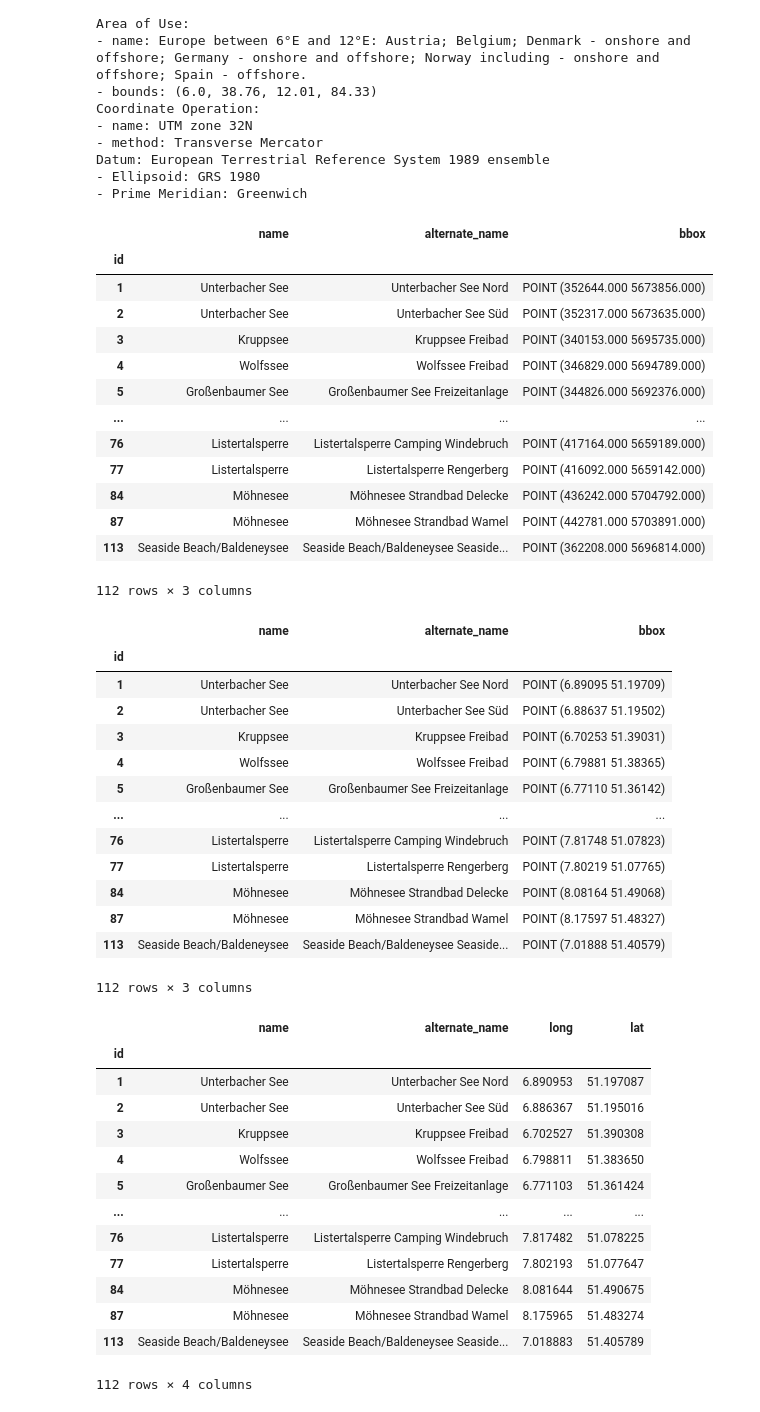
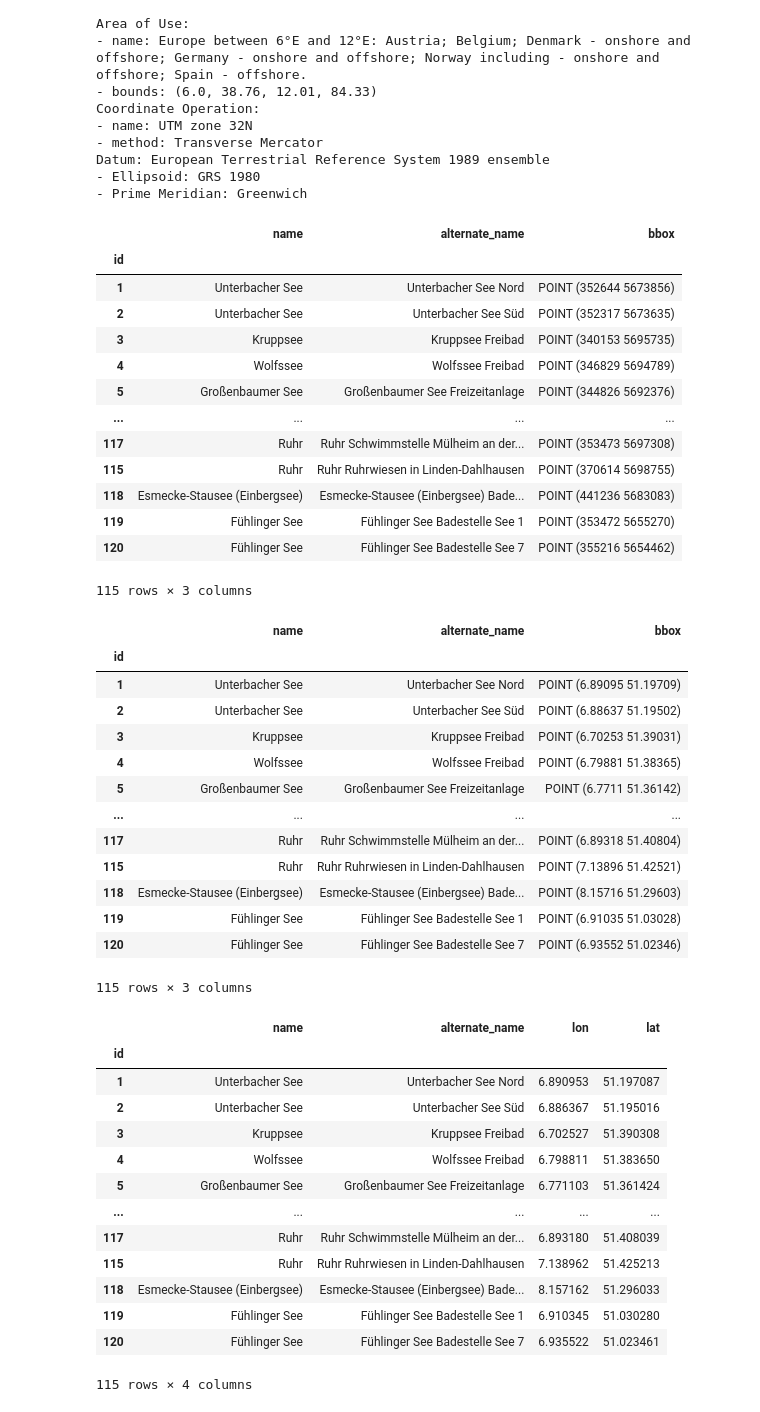
Before and after one commit to leonmelein/EUBathingWaterAPI, a Jupyter notebook: data/germany/DE-NRW.ipynb, the cells around one changed output. Cells and saved outputs as stored; diff of their text form; code cells hidden in the pictures.

```diff
--- a/data/germany/DE-NRW.ipynb
+++ b/data/germany/DE-NRW.ipynb
@@ -6,7 +6,7 @@ import pandas as pd
 import geopandas as gpd
 from shapely.geometry import Point
 # %%
-server = "https://www.wms.nrw.de/wms/elwas-ow?REQUEST=GetFeatureInfo&VERSION=1.1.1&SRS=EPSG:25832&BBOX=-519722.2005900545,5455569.10294,1329442.3876849292,5942320.099060002&WIDTH=1512&HEIGHT=398&LAYERS=badegewaesser_eu&QUERY_LAYERS=badegewaesser_eu&FORMAT=image/png&INFO_FORMAT=application/vnd.ogc.gml&FEATURE_COUNT=500&RADIUS=500&X=787&Y=199"
+server = "https://www.wms.nrw.de/wms/elwas-ow?REQUEST=GetFeatureInfo&VERSION=1.1.1&SRS=EPSG:25832&BBOX=-519722.2005900545,5455569.10294,1329442.3876849292,5942320.099060002&WIDTH=1512&HEIGHT=398&LAYERS=badegewaesser_eu&QUERY_LAYERS=badegewaesser_eu&FORMAT=image/png&INFO_FORMAT=application/vnd.ogc.gml&FEATURE_COUNT=500&RADIUS=500&X=787&Y=199&STYLES="
 # %%
 response = requests.get(server)
 data = ElementTree.fromstring(response.content)
@@ -71,18 +74,18 @@ df
 # %% [output]
 |  | name | alternate_name | bbox |
 | id |  |  |  |
-| 1 | Unterbacher See | Unterbacher See Nord | POINT (352644.000 5673856.000) |
-| 2 | Unterbacher See | Unterbacher See Süd | POINT (352317.000 5673635.000) |
-| 3 | Kruppsee | Kruppsee Freibad | POINT (340153.000 5695735.000) |
-| 4 | Wolfssee | Wolfssee Freibad | POINT (346829.000 5694789.000) |
-| 5 | Großenbaumer See | Großenbaumer See Freizeitanlage | POINT (344826.000 5692376.000) |
+| 1 | Unterbacher See | Unterbacher See Nord | POINT (352644 5673856) |
+| 2 | Unterbacher See | Unterbacher See Süd | POINT (352317 5673635) |
+| 3 | Kruppsee | Kruppsee Freibad | POINT (340153 5695735) |
+| 4 | Wolfssee | Wolfssee Freibad | POINT (346829 5694789) |
+| 5 | Großenbaumer See | Großenbaumer See Freizeitanlage | POINT (344826 5692376) |
 | ... | ... | ... | ... |
-| 76 | Listertalsperre | Listertalsperre Camping Windebruch | POINT (417164.000 5659189.000) |
-| 77 | Listertalsperre | Listertalsperre Rengerberg | POINT (416092.000 5659142.000) |
-| 84 | Möhnesee | Möhnesee Strandbad Delecke | POINT (436242.000 5704792.000) |
-| 87 | Möhnesee | Möhnesee Strandbad Wamel | POINT (442781.000 5703891.000) |
-| 113 | Seaside Beach/Baldeneysee | Seaside Beach/Baldeneysee Seaside... | POINT (362208.000 5696814.000) |
+| 117 | Ruhr | Ruhr Schwimmstelle Mülheim an der... | POINT (353473 5697308) |
+| 115 | Ruhr | Ruhr Ruhrwiesen in Linden-Dahlhausen | POINT (370614 5698755) |
+| 118 | Esmecke-Stausee (Einbergsee) | Esmecke-Stausee (Einbergsee) Bade... | POINT (441236 5683083) |
+| 119 | Fühlinger See | Fühlinger See Badestelle See 1 | POINT (353472 5655270) |
+| 120 | Fühlinger See | Fühlinger See Badestelle See 7 | POINT (355216 5654462) |
-112 rows × 3 columns
+115 rows × 3 columns
 # %%
 df = df.to_crs('4326')
 df
@@ -93,22 +96,22 @@ df
 | 2 | Unterbacher See | Unterbacher See Süd | POINT (6.88637 51.19502) |
 | 3 | Kruppsee | Kruppsee Freibad | POINT (6.70253 51.39031) |
 | 4 | Wolfssee | Wolfssee Freibad | POINT (6.79881 51.38365) |
-| 5 | Großenbaumer See | Großenbaumer See Freizeitanlage | POINT (6.77110 51.36142) |
+| 5 | Großenbaumer See | Großenbaumer See Freizeitanlage | POINT (6.7711 51.36142) |
 | ... | ... | ... | ... |
-| 76 | Listertalsperre | Listertalsperre Camping Windebruch | POINT (7.81748 51.07823) |
-| 77 | Listertalsperre | Listertalsperre Rengerberg | POINT (7.80219 51.07765) |
-| 84 | Möhnesee | Möhnesee Strandbad Delecke | POINT (8.08164 51.49068) |
-| 87 | Möhnesee | Möhnesee Strandbad Wamel | POINT (8.17597 51.48327) |
-| 113 | Seaside Beach/Baldeneysee | Seaside Beach/Baldeneysee Seaside... | POINT (7.01888 51.40579) |
+| 117 | Ruhr | Ruhr Schwimmstelle Mülheim an der... | POINT (6.89318 51.40804) |
+| 115 | Ruhr | Ruhr Ruhrwiesen in Linden-Dahlhausen | POINT (7.13896 51.42521) |
+| 118 | Esmecke-Stausee (Einbergsee) | Esmecke-Stausee (Einbergsee) Bade... | POINT (8.15716 51.29603) |
+| 119 | Fühlinger See | Fühlinger See Badestelle See 1 | POINT (6.91035 51.03028) |
+| 120 | Fühlinger See | Fühlinger See Badestelle See 7 | POINT (6.93552 51.02346) |
-112 rows × 3 columns
+115 rows × 3 columns
 # %%
 locations = df.copy()
-locations['long'] = df.bbox.apply(lambda p: p.x)
+locations['lon'] = df.bbox.apply(lambda p: p.x)
 locations['lat'] = df.bbox.apply(lambda p: p.y)
 locations = locations.drop(columns=['bbox'])
 locations
 # %% [output]
-|  | name | alternate_name | long | lat |
+|  | name | alternate_name | lon | lat |
 | id |  |  |  |  |
 | 1 | Unterbacher See | Unterbacher See Nord | 6.890953 | 51.197087 |
 | 2 | Unterbacher See | Unterbacher See Süd | 6.886367 | 51.195016 |
@@ -116,12 +119,12 @@ locations
 | 4 | Wolfssee | Wolfssee Freibad | 6.798811 | 51.383650 |
 | 5 | Großenbaumer See | Großenbaumer See Freizeitanlage | 6.771103 | 51.361424 |
 | ... | ... | ... | ... | ... |
-| 76 | Listertalsperre | Listertalsperre Camping Windebruch | 7.817482 | 51.078225 |
-| 77 | Listertalsperre | Listertalsperre Rengerberg | 7.802193 | 51.077647 |
-| 84 | Möhnesee | Möhnesee Strandbad Delecke | 8.081644 | 51.490675 |
-| 87 | Möhnesee | Möhnesee Strandbad Wamel | 8.175965 | 51.483274 |
-| 113 | Seaside Beach/Baldeneysee | Seaside Beach/Baldeneysee Seaside... | 7.018883 | 51.405789 |
+| 117 | Ruhr | Ruhr Schwimmstelle Mülheim an der... | 6.893180 | 51.408039 |
+| 115 | Ruhr | Ruhr Ruhrwiesen in Linden-Dahlhausen | 7.138962 | 51.425213 |
+| 118 | Esmecke-Stausee (Einbergsee) | Esmecke-Stausee (Einbergsee) Bade... | 8.157162 | 51.296033 |
+| 119 | Fühlinger See | Fühlinger See Badestelle See 1 | 6.910345 | 51.030280 |
+| 120 | Fühlinger See | Fühlinger See Badestelle See 7 | 6.935522 | 51.023461 |
-112 rows × 4 columns
+115 rows × 4 columns
 # %%
 db = sqlite3.connect("../dataset.sqlite3")
 locations.to_sql("locations", db, if_exists="append")
```
Also changed, not shown: parts of 3 cells of this notebook, 19 other files.
